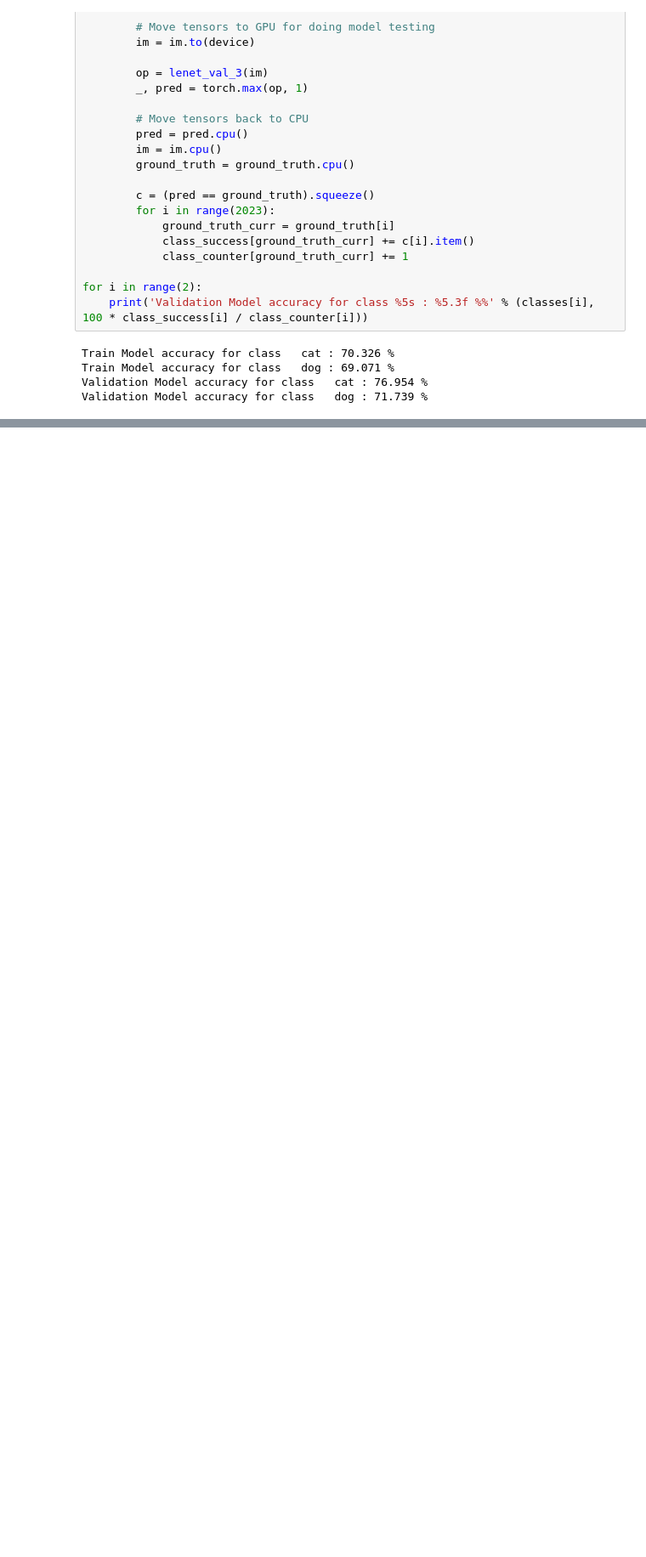
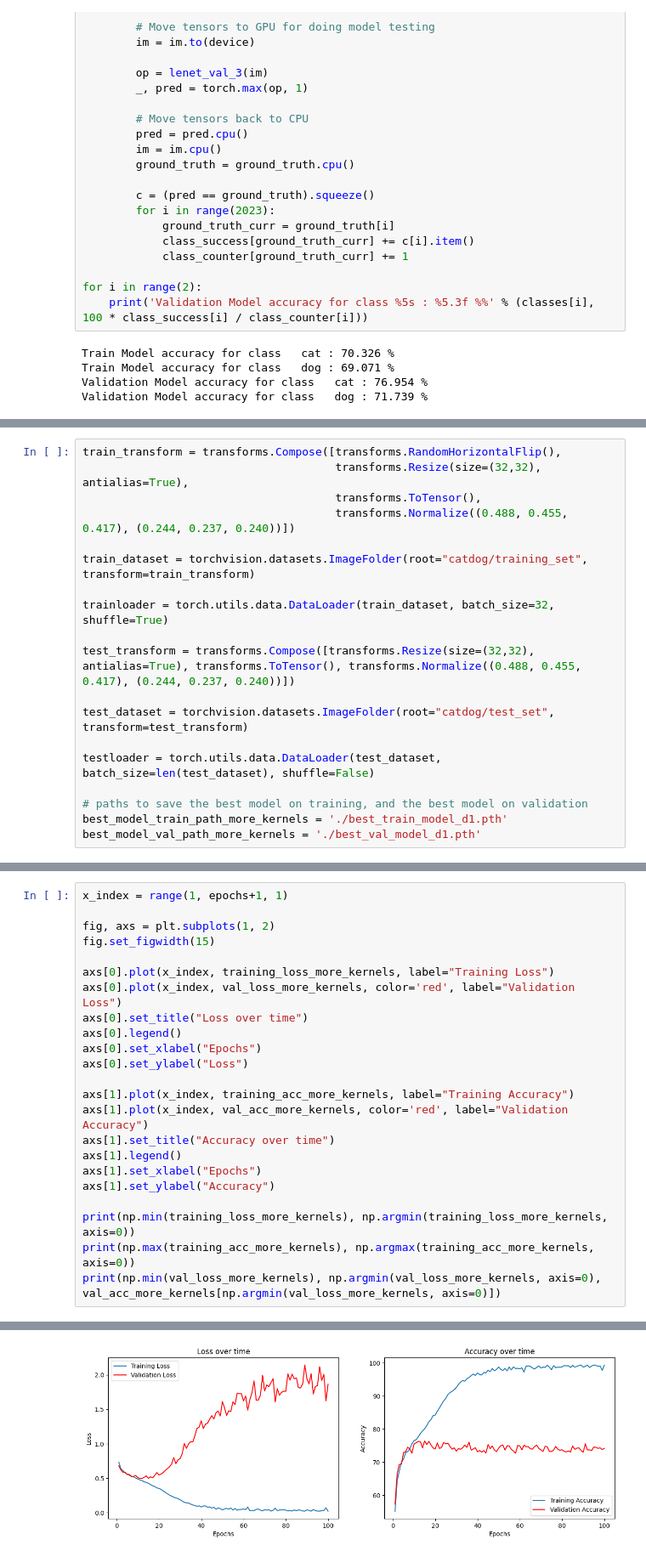
Before and after one commit to AlaTan93/coursera_deeplearn, a Jupyter notebook: project.ipynb, the cells around one changed output, grey strips where cells are left out. Shown at 85% size. Drawn from its saved outputs; the diff is of its cells as text; blank space fills up the shorter version.

```diff
--- a/project.ipynb
+++ b/project.ipynb
@@ -829,0 +1649,19 @@ Validation Model accuracy for class   dog : 71.739 %
+# %%
+train_transform = transforms.Compose([transforms.RandomHorizontalFlip(),
+                                      transforms.Resize(size=(32,32), antialias=True),
+                                      transforms.ToTensor(),
+                                      transforms.Normalize((0.488, 0.455, 0.417), (0.244, 0.237, 0.240))])
+
+train_dataset = torchvision.datasets.ImageFolder(root="catdog/training_set", transform=train_transform)
+
+trainloader = torch.utils.data.DataLoader(train_dataset, batch_size=32, shuffle=True)
+
+test_transform = transforms.Compose([transforms.Resize(size=(32,32), antialias=True), transforms.ToTensor(), transforms.Normalize((0.488, 0.455, 0.417), (0.244, 0.237, 0.240))])
+
+test_dataset = torchvision.datasets.ImageFolder(root="catdog/test_set", transform=test_transform)
+
+testloader = torch.utils.data.DataLoader(test_dataset, batch_size=len(test_dataset), shuffle=False)
+
+# paths to save the best model on training, and the best model on validation
+best_model_train_path_more_kernels = './best_train_model_d1.pth'
+best_model_val_path_more_kernels = './best_val_model_d1.pth'
@@ -829,0 +1723,24 @@ Validation Model accuracy for class   dog : 71.739 %
+# %%
+x_index = range(1, epochs+1, 1)
+
+fig, axs = plt.subplots(1, 2)
+fig.set_figwidth(15)
+
+axs[0].plot(x_index, training_loss_more_kernels, label="Training Loss")
+axs[0].plot(x_index, val_loss_more_kernels, color='red', label="Validation Loss")
+axs[0].set_title("Loss over time")
+axs[0].legend()
+axs[0].set_xlabel("Epochs")
+axs[0].set_ylabel("Loss")
+
+axs[1].plot(x_index, training_acc_more_kernels, label="Training Accuracy")
+axs[1].plot(x_index, val_acc_more_kernels, color='red', label="Validation Accuracy")
+axs[1].set_title("Accuracy over time")
+axs[1].legend()
+axs[1].set_xlabel("Epochs")
+axs[1].set_ylabel("Accuracy")
+
+print(np.min(training_loss_more_kernels), np.argmin(training_loss_more_kernels, axis=0))
+print(np.max(training_acc_more_kernels), np.argmax(training_acc_more_kernels, axis=0))
+print(np.min(val_loss_more_kernels), np.argmin(val_loss_more_kernels, axis=0), val_acc_more_kernels[np.argmin(val_loss_more_kernels, axis=0)])
+# %% [output]
@@ -829,0 +1750 @@ Validation Model accuracy for class   dog : 71.739 %
+[figure, added]
```
Also changed, not shown: parts of 18 cells of this notebook.
